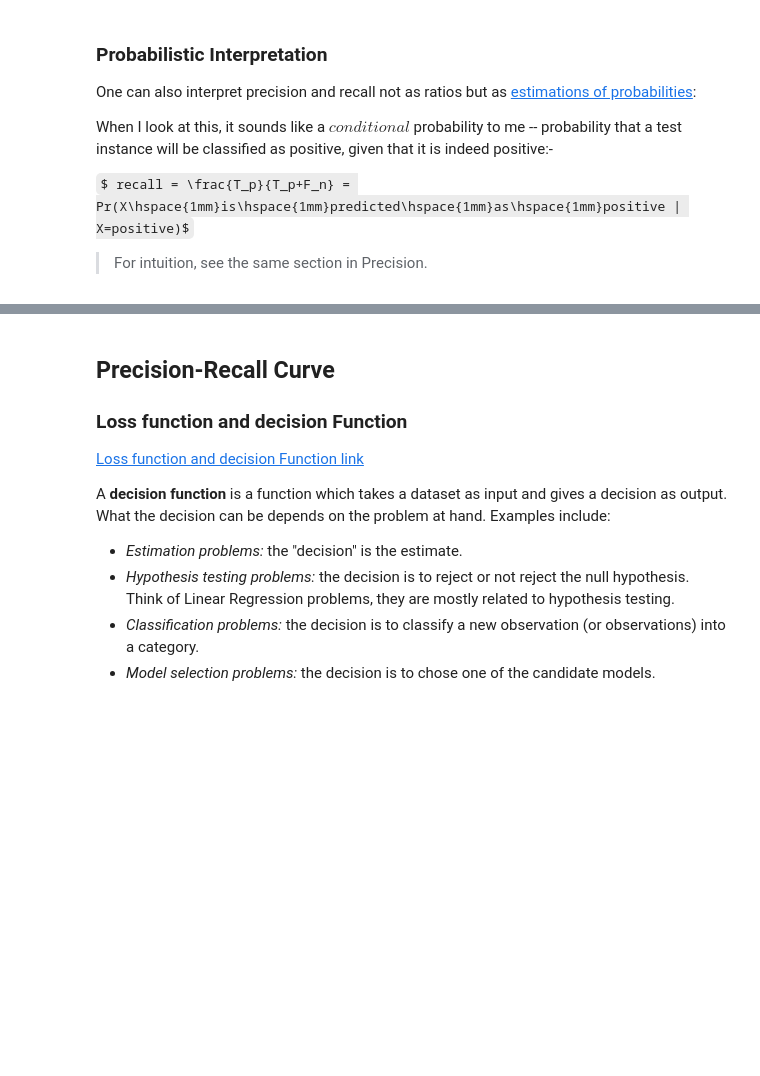
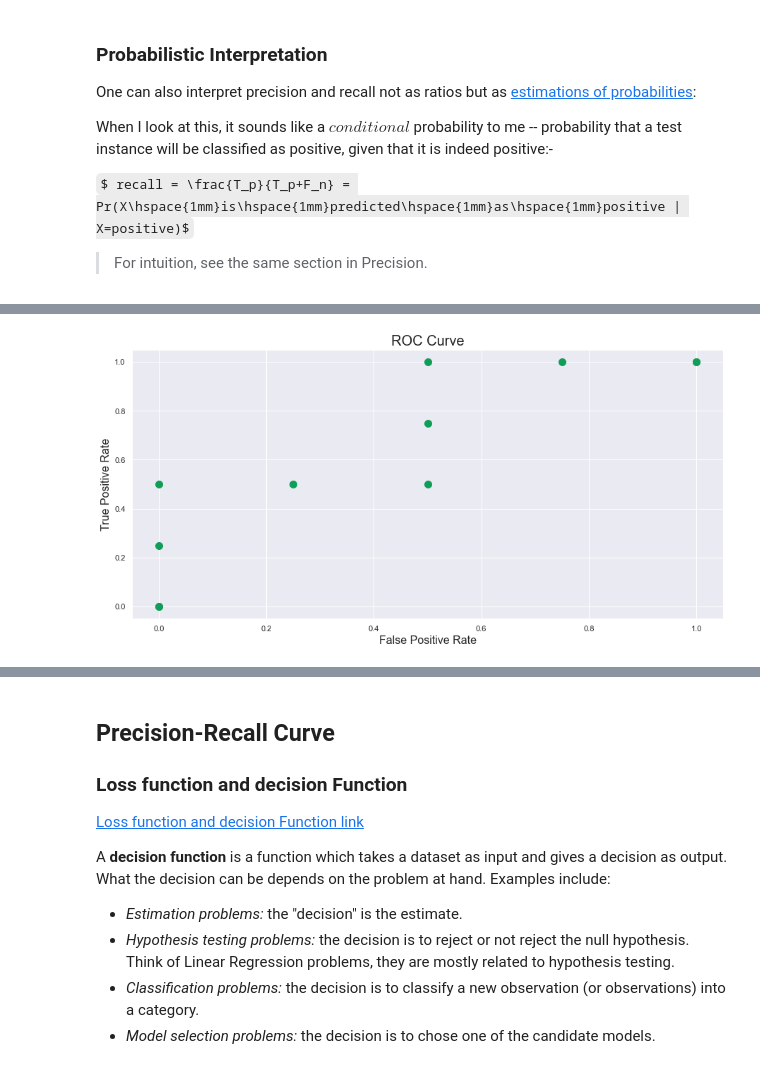
Before and after one commit to ghnreigns/reighns-MLAlgorithms, a Jupyter notebook: reighns-metrics/notebooks/Machine Learning Metrics.ipynb, the cells around one changed output, grey strips where cells are left out. Drawn from its saved outputs; the diff is of its cells as text; code cells hidden in the pictures; some formulas as TeX source; blank space fills up the shorter version.

```diff
--- a/reighns-metrics/notebooks/Machine Learning Metrics.ipynb
+++ b/reighns-metrics/notebooks/Machine Learning Metrics.ipynb
@@ -388,0 +562,3 @@ $ recall = \frac{T_p}{T_p+F_n} = Pr(X\hspace{1mm}is\hspace{1mm}predicted\hspace{
+# %%
+y_true_binary = np.asarray([0, 0, 1, 1, 0, 0, 1, 1])
+y_pred_binary = np.asarray([0.1, 0.2, 0.3, 0.4, 0.5, 0.6, 0.7, 0.8])
@@ -388,0 +580,3 @@ $ recall = \frac{T_p}{T_p+F_n} = Pr(X\hspace{1mm}is\hspace{1mm}predicted\hspace{
+# %%
+threshold_range = np.arange(0, 11, 1) / 10
+print(threshold_range)
@@ -388,0 +605,13 @@ $ recall = \frac{T_p}{T_p+F_n} = Pr(X\hspace{1mm}is\hspace{1mm}predicted\hspace{
+# %%
+y_pred_thresholded: Dict = {}
+
+for threshold in threshold_range:
+
+    if threshold not in y_pred_thresholded:
+        y_pred_thresholded[threshold] = []
+
+    for y_p in y_pred_binary:
+        if y_p >= threshold:
+            y_pred_thresholded[threshold].append(1)
+        else:
+            y_pred_thresholded[threshold].append(0)
@@ -388,0 +640,11 @@ $ recall = \frac{T_p}{T_p+F_n} = Pr(X\hspace{1mm}is\hspace{1mm}predicted\hspace{
+# %%
+tpr_fpr: Dict = {"tpr": [], "fpr": []}
+
+for y_pred in y_pred_thresholded.values():
+    tp, fp, tn, fn = reighns_confusion_matrix(y_true_binary, y_pred)
+    tpr = tp / (tp + fn)
+    fpr = fp / (tn + fp)
+    tpr_fpr["tpr"].append(tpr)
+    tpr_fpr["fpr"].append(fpr)
+
+print(tpr_fpr)
@@ -388,0 +657,16 @@ $ recall = \frac{T_p}{T_p+F_n} = Pr(X\hspace{1mm}is\hspace{1mm}predicted\hspace{
+# %%
+import matplotlib.pyplot as plt
+import seaborn as sns
+
+sns.set()
+plt.figure(figsize=(15, 7))
+
+tpr_reighns = tpr_fpr["tpr"][::-1]
+fpr_reighns = tpr_fpr["fpr"][::-1]
+
+plt.scatter(fpr_reighns, tpr_reighns, color="#0F9D58", s=100)
+plt.title("ROC Curve", fontsize=20)
+plt.xlabel("False Positive Rate", fontsize=16)
+plt.ylabel("True Positive Rate", fontsize=16);
+# %% [output]
+[figure, added]
```
Also changed, not shown: parts of 39 cells of this notebook, 1 other file.
